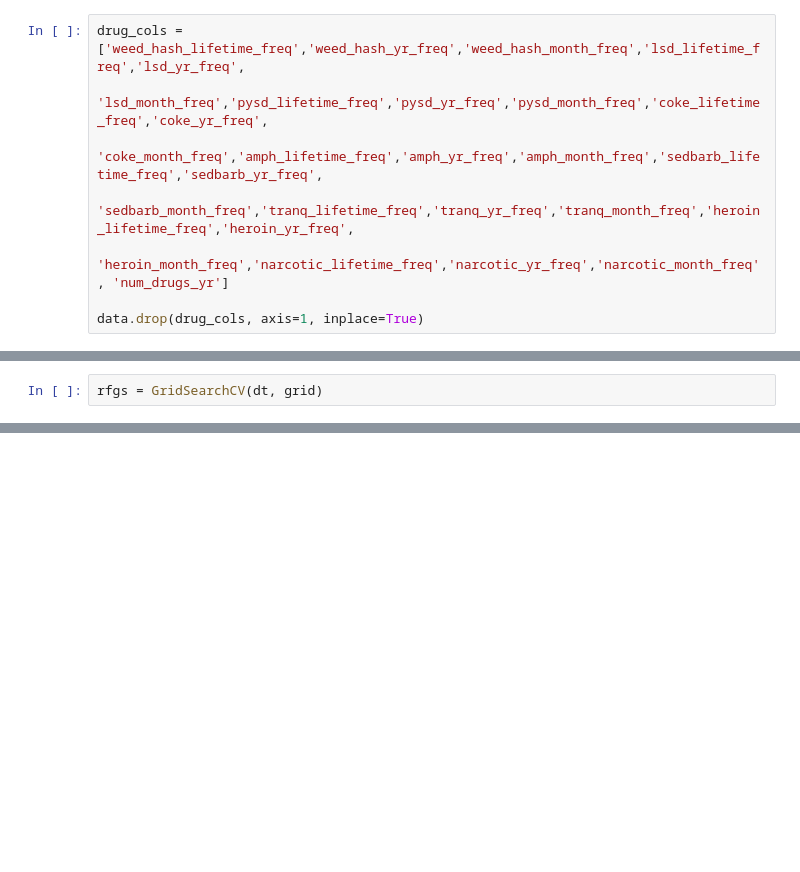
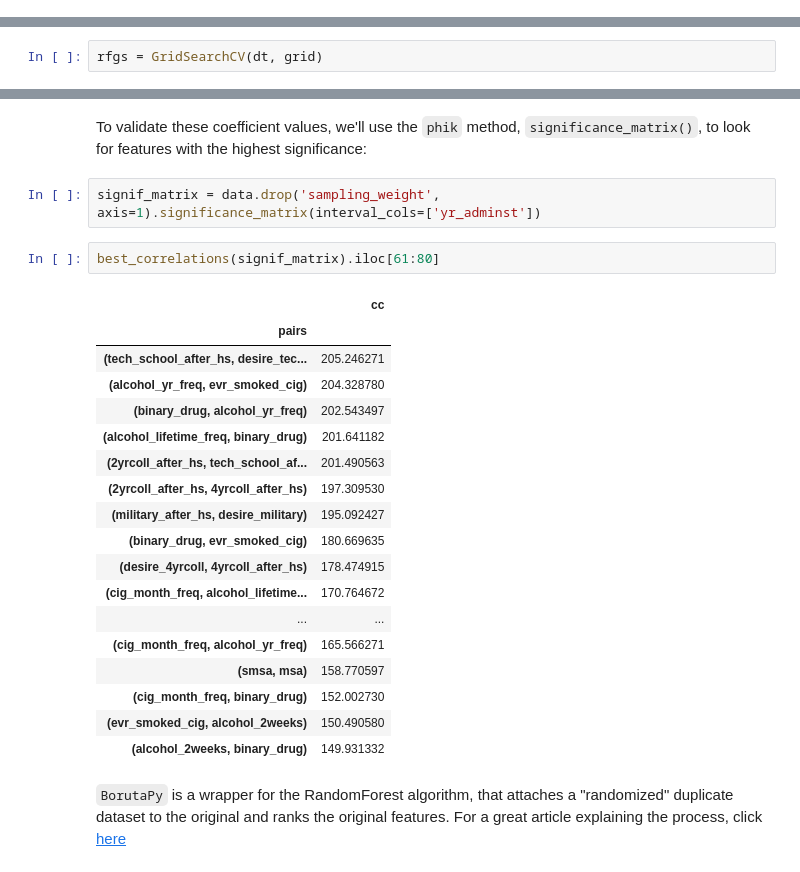
Before and after one commit to Luv2bnanook44/capstone_flatiron, a Jupyter notebook: final_notebook.ipynb, the cells around one changed output, grey strips where cells are left out. Cells and saved outputs as stored; diff of their text form; blank space fills up the shorter version.

Commit message:
added more models boruta and phik

```diff
--- a/final_notebook.ipynb
+++ b/final_notebook.ipynb
@@ -83,11 +131,3 @@ eda.number_of_drugs_used_past_year(data)
 eda.class_distribution(data)
 # %% [output]
 [figure]
-# %%
-drug_cols = ['weed_hash_lifetime_freq','weed_hash_yr_freq','weed_hash_month_freq','lsd_lifetime_freq','lsd_yr_freq',
-             'lsd_month_freq','pysd_lifetime_freq','pysd_yr_freq','pysd_month_freq','coke_lifetime_freq','coke_yr_freq',
-             'coke_month_freq','amph_lifetime_freq','amph_yr_freq','amph_month_freq','sedbarb_lifetime_freq','sedbarb_yr_freq',
-             'sedbarb_month_freq','tranq_lifetime_freq','tranq_yr_freq','tranq_month_freq','heroin_lifetime_freq','heroin_yr_freq',
-             'heroin_month_freq','narcotic_lifetime_freq','narcotic_yr_freq','narcotic_month_freq', 'num_drugs_yr']
-
-data.drop(drug_cols, axis=1, inplace=True)
@@ -175,0 +291,27 @@ report = report.correlation_report(data, significance_threshold=3, correlation_t
+# %% [markdown]
+To validate these coefficient values, we'll use the `phik` method, `significance_matrix()`, to look for features with the highest significance:
+# %%
+signif_matrix = data.drop('sampling_weight', axis=1).significance_matrix(interval_cols=['yr_adminst'])
+# %%
+best_correlations(signif_matrix).iloc[61:80]
+# %% [output]
+|  | cc |
+| pairs |  |
+| (tech_school_after_hs, desire_tec... | 205.246271 |
+| (alcohol_yr_freq, evr_smoked_cig) | 204.328780 |
+| (binary_drug, alcohol_yr_freq) | 202.543497 |
+| (alcohol_lifetime_freq, binary_drug) | 201.641182 |
+| (2yrcoll_after_hs, tech_school_af... | 201.490563 |
+| (2yrcoll_after_hs, 4yrcoll_after_hs) | 197.309530 |
+| (military_after_hs, desire_military) | 195.092427 |
+| (binary_drug, evr_smoked_cig) | 180.669635 |
+| (desire_4yrcoll, 4yrcoll_after_hs) | 178.474915 |
+| (cig_month_freq, alcohol_lifetime... | 170.764672 |
+| ... | ... |
+| (cig_month_freq, alcohol_yr_freq) | 165.566271 |
+| (smsa, msa) | 158.770597 |
+| (cig_month_freq, binary_drug) | 152.002730 |
+| (evr_smoked_cig, alcohol_2weeks) | 150.490580 |
+| (alcohol_2weeks, binary_drug) | 149.931332 |
+# %% [markdown]
+`BorutaPy` is a wrapper for the RandomForest algorithm, that attaches a "randomized" duplicate dataset to the original and ranks the original features. For a great article explaining the process, click [here](https://towardsdatascience.com/boruta-explained-the-way-i-wish-someone-explained-it-to-me-4489d70e154a)
```
Also changed, not shown: parts of 55 cells of this notebook, 12 other files.
